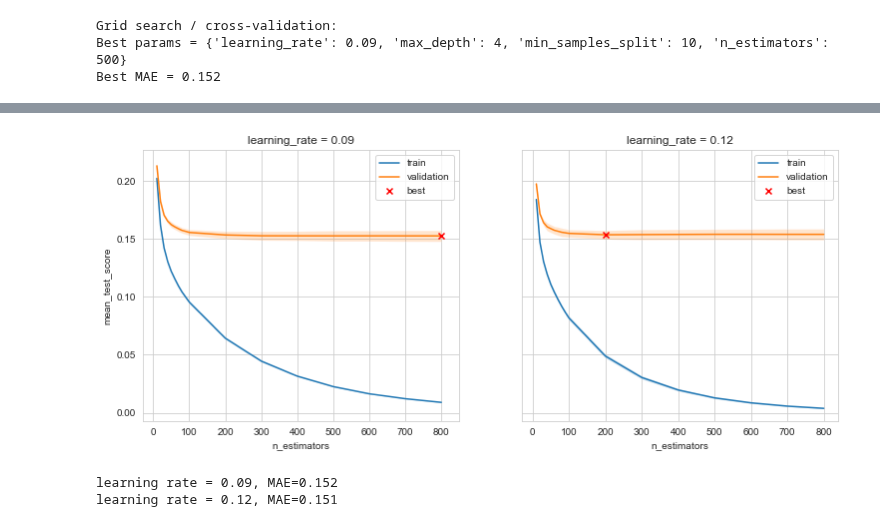
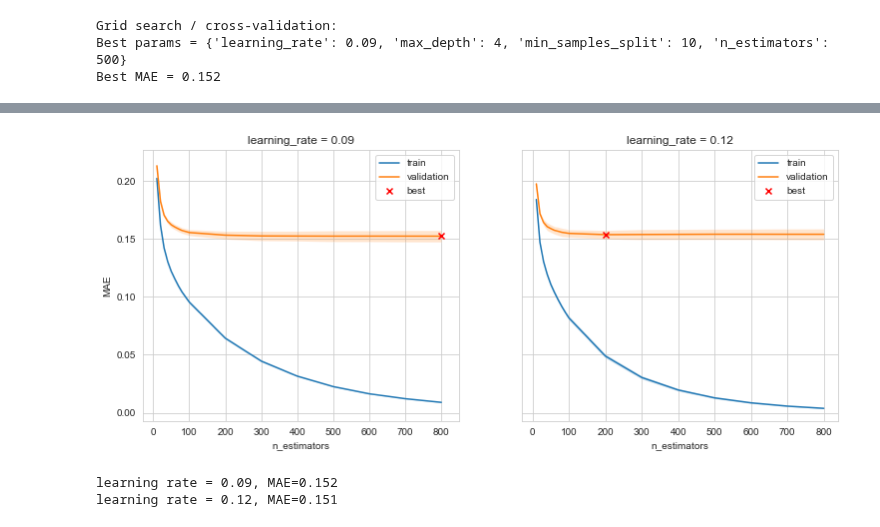
Before and after one commit to jschrein/epfl-exts-adsml-capstone-project, a Jupyter notebook: Gradient Tree Boosting.ipynb, the cells around one changed output, grey strips where cells are left out. Drawn from its saved outputs; the diff is of its cells as text; code cells hidden in the pictures.

```diff
--- a/Gradient Tree Boosting.ipynb
+++ b/Gradient Tree Boosting.ipynb
@@ -35,7 +35,7 @@ X_test.shape = (440, 90)
 y_test.shape = (440,)
 # %%
 gtbr = GradientBoostingRegressor(random_state=0)
-print(gtbr.fit(X_train, y_train))
+gtbr.fit(X_train, y_train)
 gtbr_test_pred = gtbr.predict(X_test)
 print("With default params:")
 print("GTBR MAE = {:.3f}".format(mean_absolute_error(y_test, gtbr_test_pred)))
@@ -57,7 +49,7 @@ parameters = {
     "learning_rate": [0.08, 0.09, 0.1, 0.11, 0.12 ],
     "n_estimators": np.linspace(100, 800, 8, dtype=int)
 }
-gcv = GridSearchCV(gtbr, parameters, scoring = "neg_mean_absolute_error", cv = 5, iid = False, n_jobs=12, return_train_score=True)
+gcv = GridSearchCV(gtbr, parameters, scoring = "neg_mean_absolute_error", cv = 5, n_jobs=12, return_train_score=True)
 gcv.fit(X_train, y_train)
 print("Grid search / cross-validation:")
 print("Best params = {}".format(gcv.best_params_))
@@ -93,7 +85,7 @@ parameters2 = {
     "max_depth": np.linspace(1, 10, 10, dtype=int),
     "min_samples_split": np.linspace(2, 10, 10, dtype=int)
 }
-gcv2= GridSearchCV(gtbr, parameters2, scoring = "neg_mean_absolute_error", cv = 5, iid = False, n_jobs=12, return_train_score=True)
+gcv2= GridSearchCV(gtbr, parameters2, scoring = "neg_mean_absolute_error", cv = 5, n_jobs=12, return_train_score=True)
 gcv2.fit(X_train, y_train)
 print("Grid search / cross-validation:")
 print("Best params = {}".format(gcv2.best_params_))
@@ -156,23 +149,24 @@ def validationcurve_plot(title, param_range, train_scores_mean, train_scores_std
 param_range = np.append(np.linspace(10, 90, 9, dtype=int), np.linspace(100, 800, 8, dtype=int))
 parameters3 = { "learning_rate": [0.09], "n_estimators": param_range, "max_depth": [4], "min_samples_split": [10] }
 gcv3 = GridSearchCV(GradientBoostingRegressor(random_state=0), parameters3, scoring = "neg_mean_absolute_error",
-                   cv = 5, iid = False, n_jobs=12, return_train_score=True)
+                   cv = 5, n_jobs=12, return_train_score=True)
 gcv3.fit(X_train, y_train)
 df_gcv3 = pd.DataFrame(gcv3.cv_results_)
 
 parameters4 = { "learning_rate": [0.12], "n_estimators": param_range, "max_depth": [4], "min_samples_split": [10] }
 gcv4 = GridSearchCV(GradientBoostingRegressor(random_state=0), parameters4, scoring = "neg_mean_absolute_error",
-                   cv = 5, iid = False, n_jobs=12, return_train_score=True)
+                   cv = 5, n_jobs=12, return_train_score=True)
 gcv4.fit(X_train, y_train)
 df_gcv4 = pd.DataFrame(gcv4.cv_results_)
 # %%
 fig, (ax1, ax2) = plt.subplots(1, 2, figsize=(12.5, 5), sharey=True)
 validationcurve_plot("learning_rate = 0.09", param_range, -df_gcv3["mean_train_score"], -df_gcv3["std_train_score"],
                      -df_gcv3["mean_test_score"], -df_gcv3["std_test_score"], ax=ax1)
+ax1.set_ylabel("MAE")
 validationcurve_plot("learning_rate = 0.12", param_range, -df_gcv4["mean_train_score"], -df_gcv4["std_train_score"],
                      -df_gcv4["mean_test_score"], -df_gcv4["std_test_score"], ax=ax2)
 # %% [output]
-[figure, old version]
+[figure, new version]
 # %%
 print("learning rate = 0.09, MAE={:.3f}".format(-gcv3.score(X_test, y_test)))
 print("learning rate = 0.12, MAE={:.3f}".format(-gcv4.score(X_test, y_test)))
```
Also changed, not shown: parts of 7 cells of this notebook, 1 other file.
